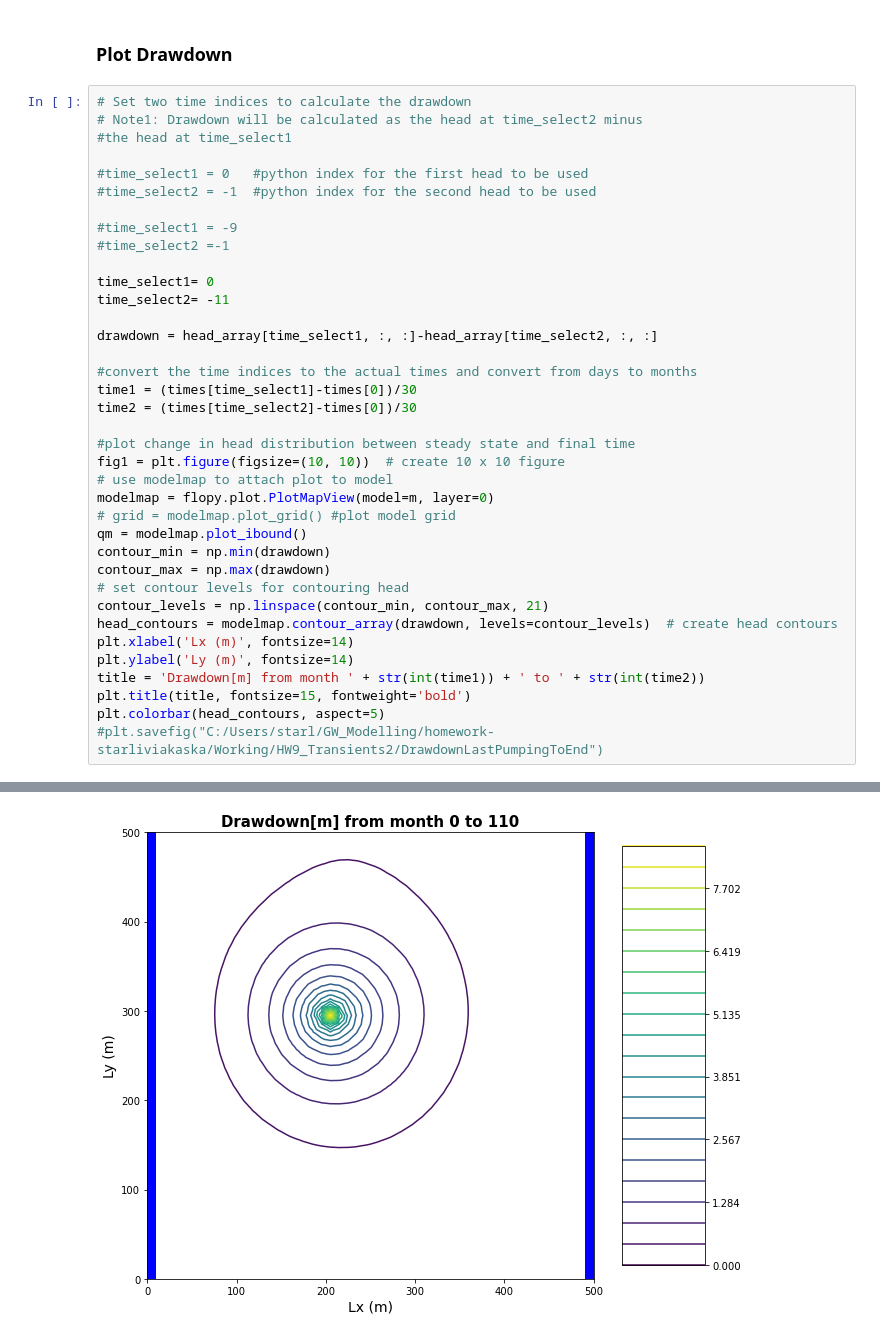
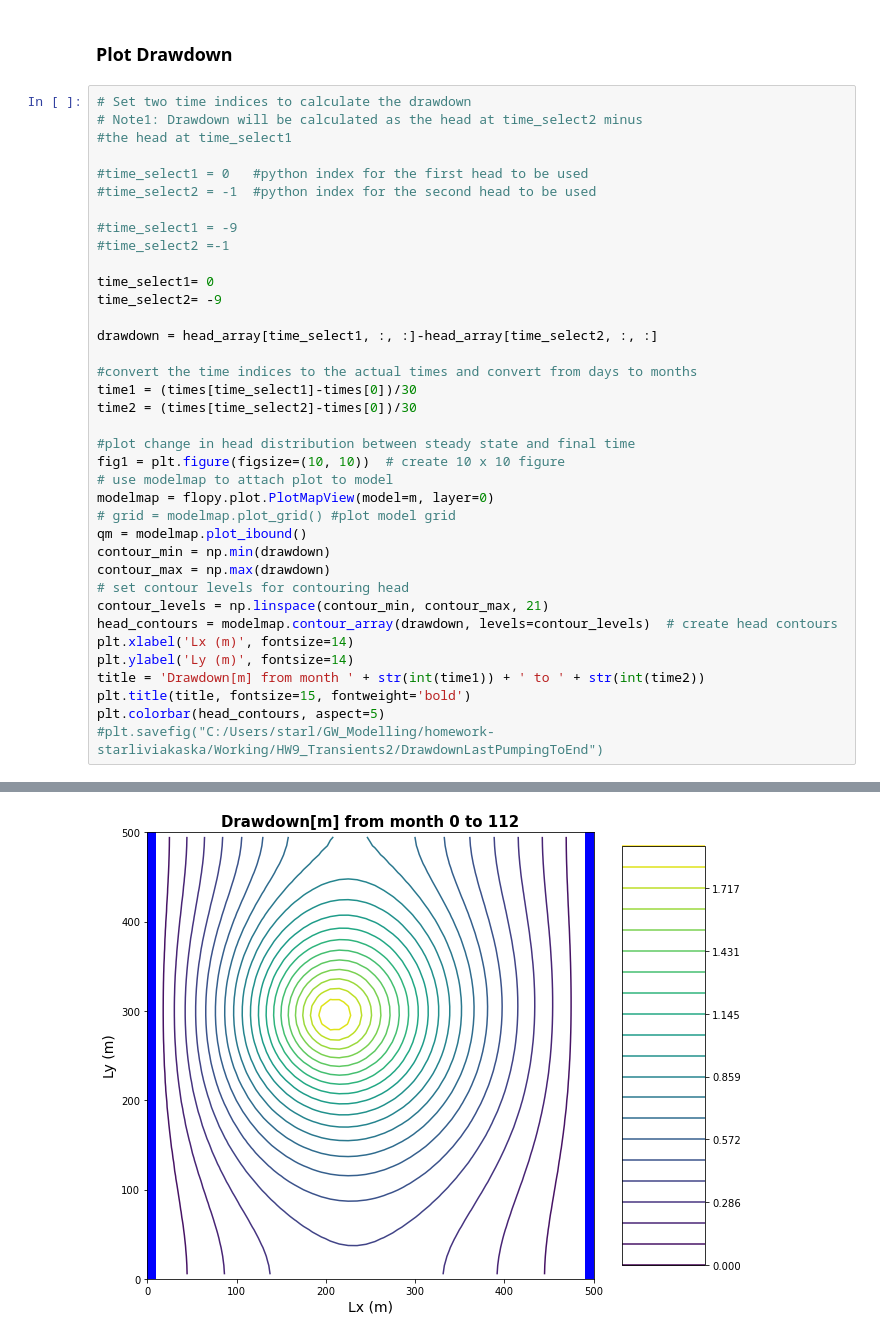
Before and after one commit to GW-modelling-Spring2022/homework-starliviakaska, a Jupyter notebook: Working/HW9_Transients2/starter code/Transient2.ipynb, the cells around one changed output, grey strips where cells are left out. Drawn from its saved outputs; the diff is of its cells as text.

```diff
--- a/Working/HW9_Transients2/starter code/Transient2.ipynb
+++ b/Working/HW9_Transients2/starter code/Transient2.ipynb
@@ -525,32 +527,32 @@ plt.colorbar(head_contours, aspect=5)
 #time_select1 = -9
 #time_select2 =-1
 
 time_select1= 0
-time_select2= -11
+time_select2= -9
 
 drawdown = head_array[time_select1, :, :]-head_array[time_select2, :, :]
 
 #convert the time indices to the actual times and convert from days to months
 time1 = (times[time_select1]-times[0])/30
 time2 = (times[time_select2]-times[0])/30
 
 #plot change in head distribution between steady state and final time
 fig1 = plt.figure(figsize=(10, 10))  # create 10 x 10 figure
 # use modelmap to attach plot to model
 modelmap = flopy.plot.PlotMapView(model=m, layer=0)
 # grid = modelmap.plot_grid() #plot model grid
 qm = modelmap.plot_ibound()
 contour_min = np.min(drawdown)
 contour_max = np.max(drawdown)
 # set contour levels for contouring head
 contour_levels = np.linspace(contour_min, contour_max, 21)
 head_contours = modelmap.contour_array(drawdown, levels=contour_levels)  # create head contours
 plt.xlabel('Lx (m)', fontsize=14)
 plt.ylabel('Ly (m)', fontsize=14)
 title = 'Drawdown[m] from month ' + str(int(time1)) + ' to ' + str(int(time2))
 plt.title(title, fontsize=15, fontweight='bold')
 plt.colorbar(head_contours, aspect=5)
 #plt.savefig("C:/Users/starl/GW_Modelling/homework-starliviakaska/Working/HW9_Transients2/DrawdownLastPumpingToEnd")
 # %% [output]
 <matplotlib.colorbar.Colorbar at 0x...>
-[figure, old version]
+[figure, new version]
```
Also changed, not shown: parts of 5 cells of this notebook, 4 other files.
